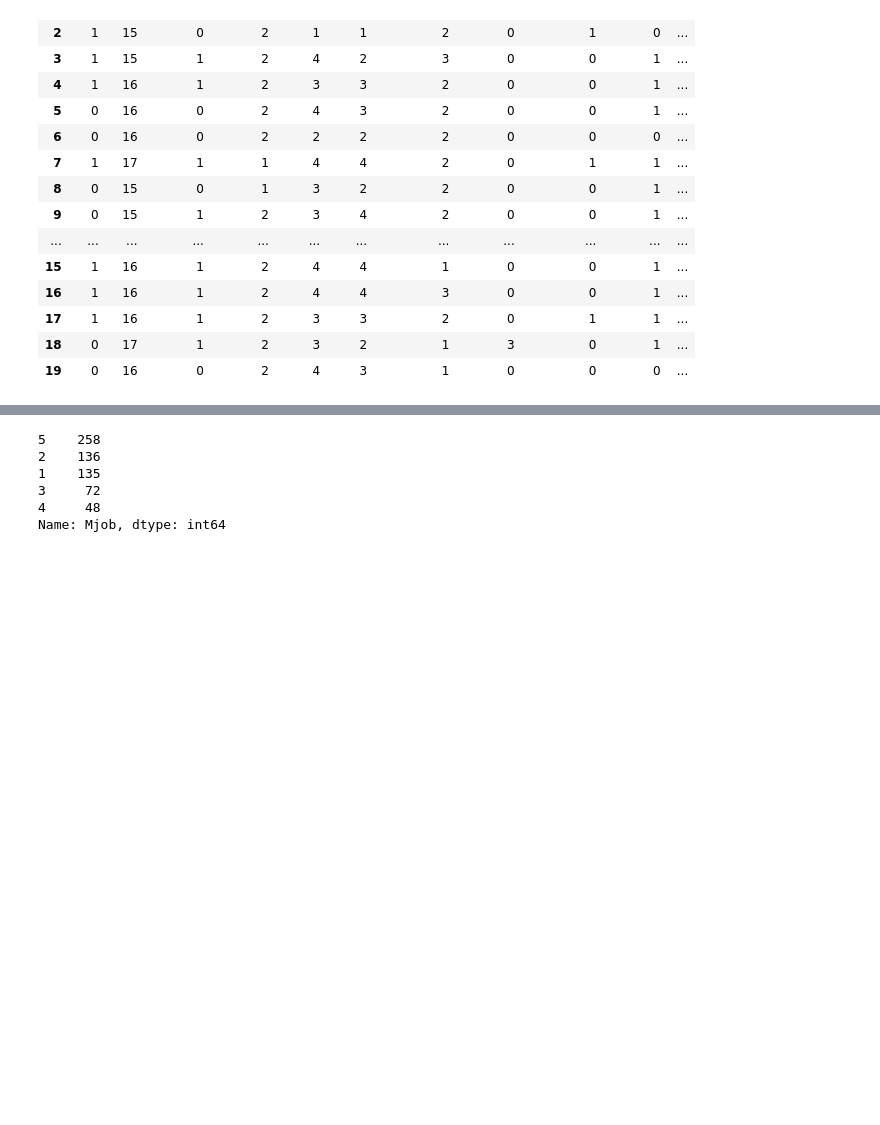
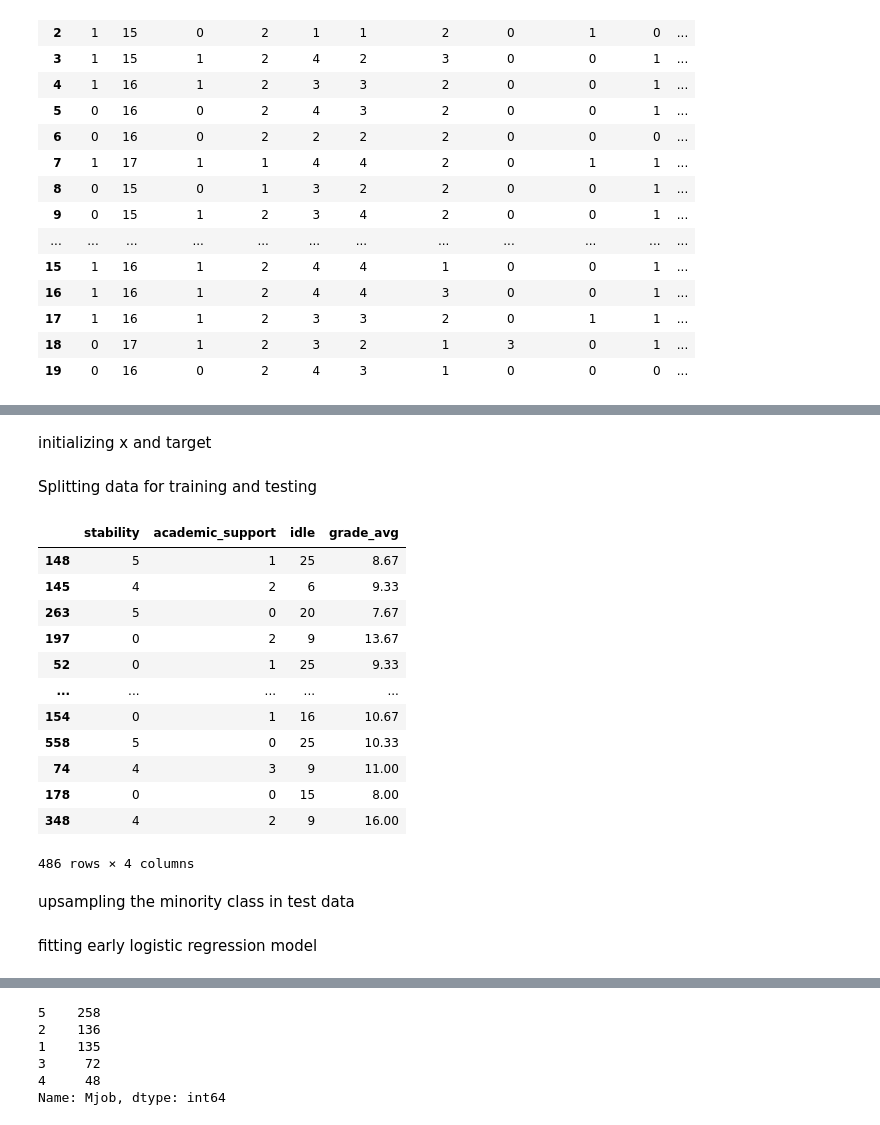
Before and after one commit to Yeshi341/Student_Alcohol_Consumption, a Jupyter notebook: Lhamu_iter_eon1.ipynb, the cells around one changed output, grey strips where cells are left out. Saved outputs shown, nothing was run; the diff lists cells and outputs as text; code cells hidden in the pictures; blank space fills up the shorter version.

Commit message:
features and modeling

```diff
--- a/Lhamu_iter_eon1.ipynb
+++ b/Lhamu_iter_eon1.ipynb
@@ -248,2 +217,4 @@ drinking_categories = ['light', 'heavy']
 # %%
-drinking_bins = pd.cut(df.tot_alc, bins, labels = drinking_categories)
+drinking_bins = pd.cut(df.week_alc, bins, labels = drinking_categories)
+# %%
+drinking_bins.rename('light/heavy', inplace = True)
@@ -275,0 +256,29 @@ KeyError: 'heavy'
+# %% [markdown]
+initializing x and target
+# %%
+
+X = df[['stability','academic_support','idle','grade_avg']]
+
+y = df['light/heavy']
+# %% [markdown]
+Splitting data for training and testing
+# %%
+sac_train, sac_test, y_train, y_test = train_test_split(X,y, test_size = .2, random_state = 13)
+# %%
+sac_train
+# %% [output]
+|  | stability | academic_support | idle | grade_avg |
+| 148 | 5 | 1 | 25 | 8.67 |
+| 145 | 4 | 2 | 6 | 9.33 |
+| 263 | 5 | 0 | 20 | 7.67 |
+| 197 | 0 | 2 | 9 | 13.67 |
+| 52 | 0 | 1 | 25 | 9.33 |
+| ... | ... | ... | ... | ... |
+| 154 | 0 | 1 | 16 | 10.67 |
+| 558 | 5 | 0 | 25 | 10.33 |
+| 74 | 4 | 3 | 9 | 11.00 |
+| 178 | 0 | 0 | 15 | 8.00 |
+| 348 | 4 | 2 | 9 | 16.00 |
+486 rows × 4 columns
+# %% [markdown]
+upsampling the minority class in test data
@@ -275,0 +290,2 @@ KeyError: 'heavy'
+# %% [markdown]
+fitting early logistic regression model
```
Also changed, not shown: parts of 28 cells of this notebook.
